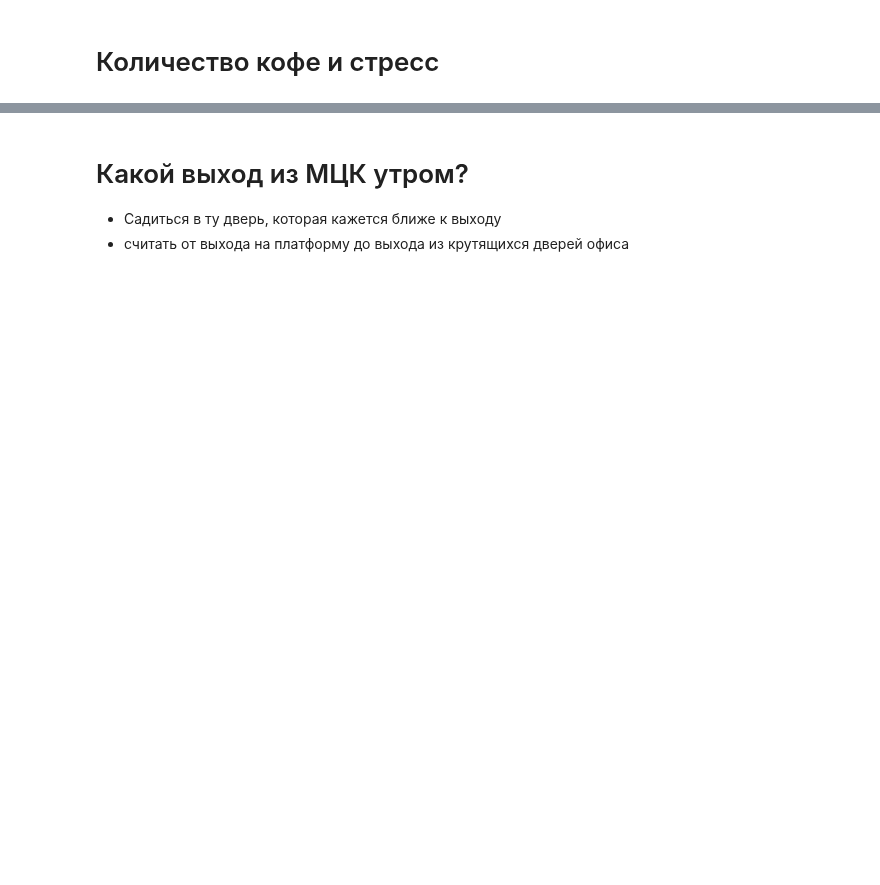
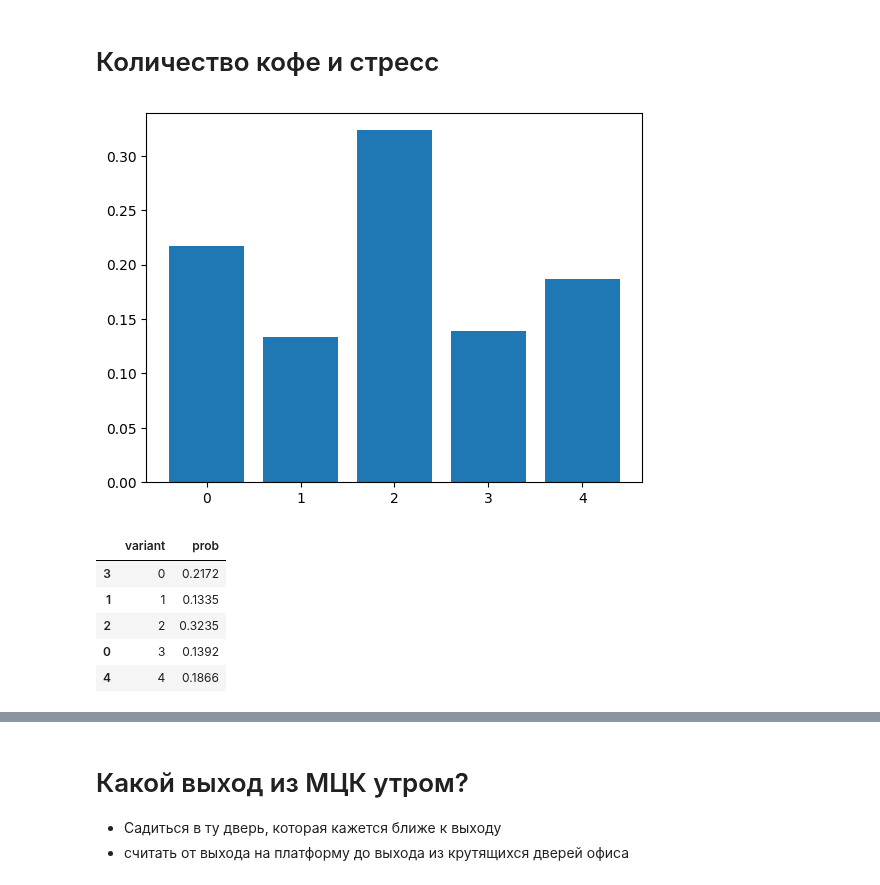
Before and after one commit to ksetdekov/trip_choice_optimizer, a Jupyter notebook: coffee-amount-optimization.ipynb, the cells around one changed output, grey strips where cells are left out. Cells and saved outputs as stored; diff of their text form; code cells hidden in the pictures; blank space fills up the shorter version.

```diff
--- a/coffee-amount-optimization.ipynb
+++ b/coffee-amount-optimization.ipynb
@@ -290,20 +293,28 @@ cups.process_events(events, days=91)
 # Количество кофе и стресс
 # %%
 
-# results = defaultdict(int)
-# for i in tqdm(range(10000)):
-#     i_res = cups.grade()
-#     i_var = int(i_res.iloc[0]['name'])
-#     results[i_var] += 1
+results = defaultdict(int)
+for i in tqdm(range(10000)):
+    i_res = cups.grade()
+    i_var = int(i_res.iloc[0]['name'])
+    results[i_var] += 1
 
-# variants_proba_current = pd.DataFrame(results.items(), columns=['variant', 'prob'])
-# variants_proba_current['prob'] = variants_proba_current['prob']/sum(variants_proba_current['prob'])
-# variants_proba_current = variants_proba_current.sort_values('variant')
+variants_proba_current = pd.DataFrame(results.items(), columns=['variant', 'prob'])
+variants_proba_current['prob'] = variants_proba_current['prob']/sum(variants_proba_current['prob'])
+variants_proba_current = variants_proba_current.sort_values('variant')
 
-# plt.bar(variants_proba_current['variant'], variants_proba_current['prob'], align='center')
+plt.bar(variants_proba_current['variant'], variants_proba_current['prob'], align='center')
 
-# plt.show()
-# variants_proba_current
+plt.show()
+variants_proba_current
+# %% [output]
+[figure, added]
+|  | variant | prob |
+| 3 | 0 | 0.2172 |
+| 1 | 1 | 0.1335 |
+| 2 | 2 | 0.3235 |
+| 0 | 3 | 0.1392 |
+| 4 | 4 | 0.1866 |
 # %%
 
 fig = px.violin(cups.history, y="value", x="option", box=True, points="all",
```
Also changed, not shown: parts of 5 cells of this notebook.
